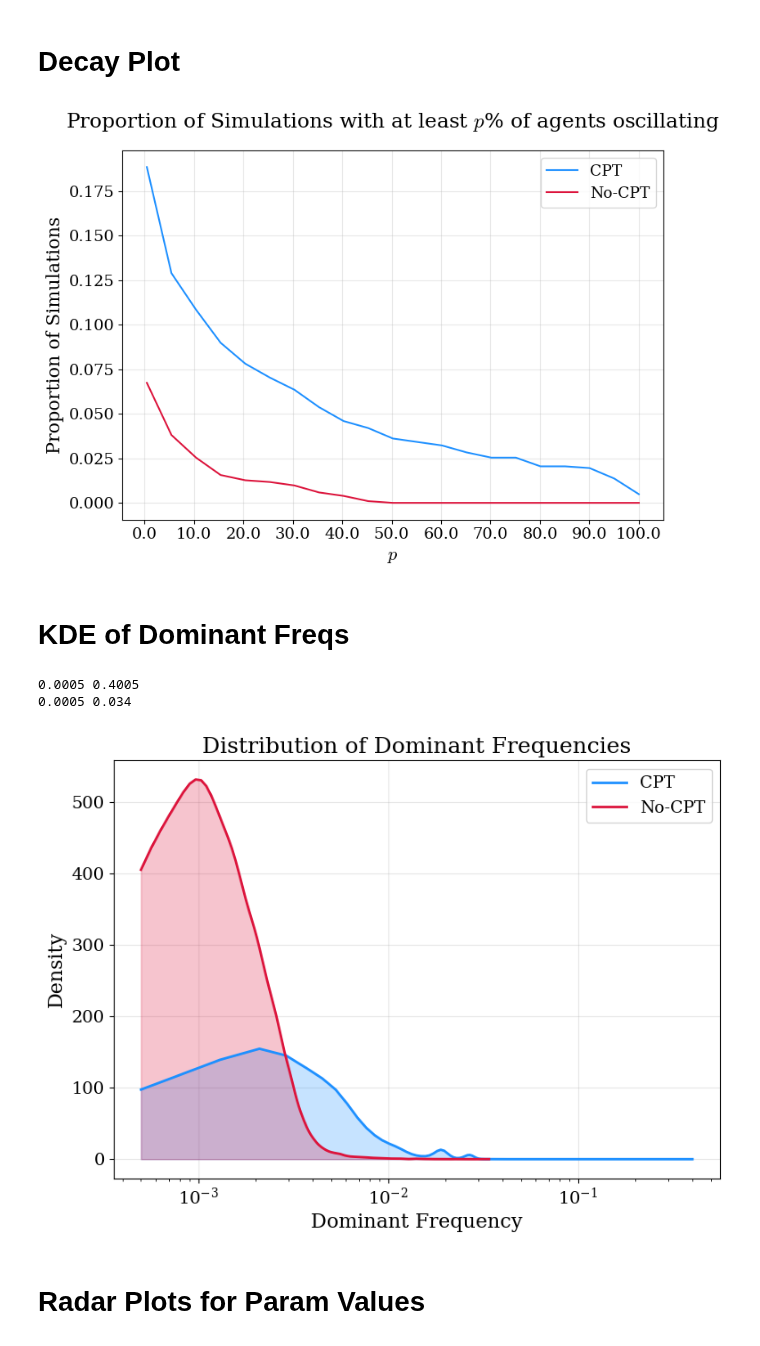
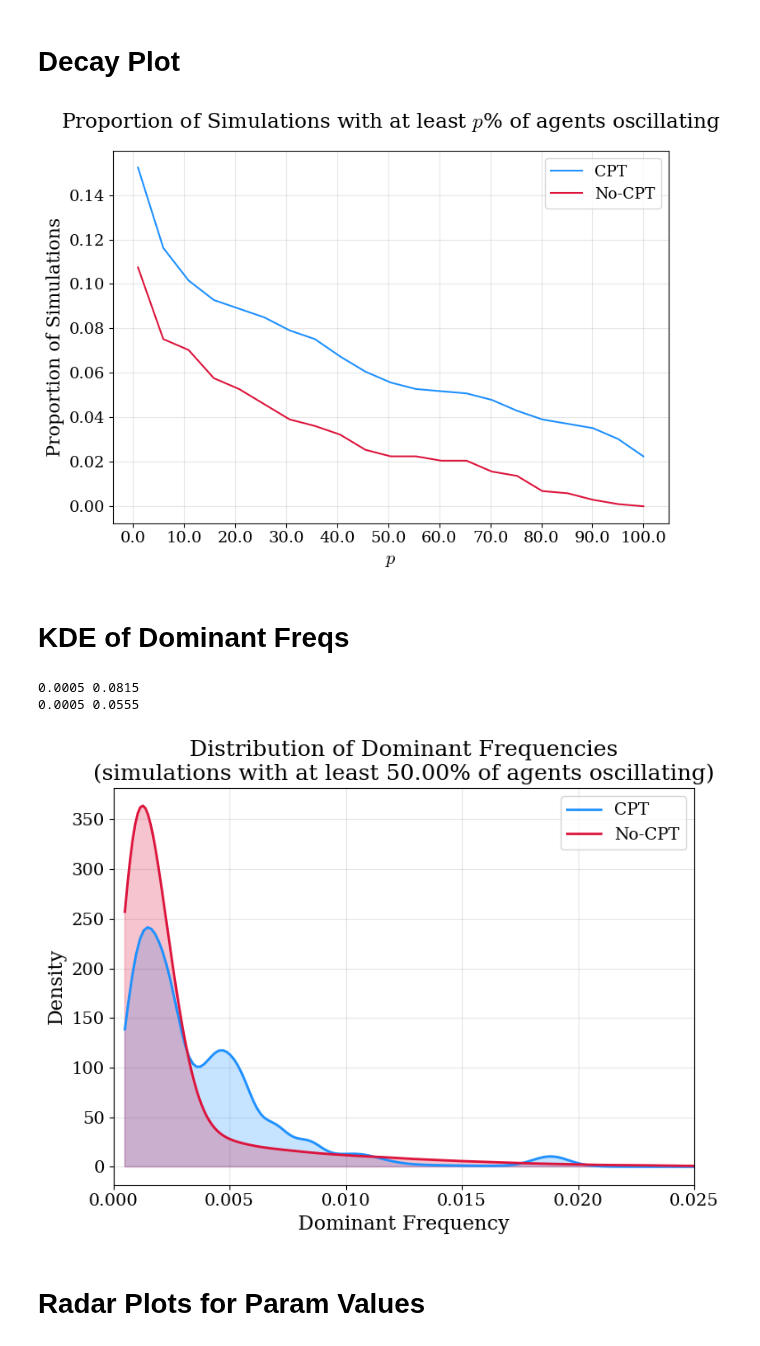
Before and after one commit to charlesaugdupont/cognitive-biases-endogenous-volatility, a Jupyter notebook: DominantFrequency.ipynb, the cells around one changed output. Drawn from its saved outputs; the diff is of its cells as text; code cells hidden in the pictures.

Commit message:
update dominant freq calculation and notebooks

```diff
--- a/DominantFrequency.ipynb
+++ b/DominantFrequency.ipynb
@@ -312,7 +308,7 @@ for i, directory in enumerate(["cpt", "nocpt"]):
     with open(directory + "_dominant_frequencies.pickle", "rb") as f:
         freqs = pickle.load(f)
     prop_sims = []
-    linspace = np.linspace(50, 10000, 21)
+    linspace = np.linspace(100, 10000, 21)
     for cutoff in linspace:
         sims = [s for s in freqs if len(np.where(~np.isnan(s))[0]) >= cutoff]
         prop_sims.append(len(sims)/1024)
@@ -327,48 +323,48 @@ plt.grid()
 plt.tight_layout()
 plt.show()
 # %% [output]
-[figure, old version]
+[figure, new version]
 # %% [markdown]
 # KDE of Dominant Freqs
 # %%
 labels = ["CPT", "No-CPT"]
 colors = ["dodgerblue", "crimson"]
 
-cutoff = 1000
+cutoff = 5000
 
 for i, directory in enumerate(["cpt", "nocpt"]):
     with open(directory + "_dominant_frequencies.pickle", "rb") as f:
         freqs = pickle.load(f)
 
     sims = [s for s in freqs if len(np.where(~np.isnan(s))[0]) >= cutoff]
     sims = np.concatenate(sims)
     sims = sims[~np.isnan(sims)]
     print(sims.min(), sims.max())
 
     # compute KDE
-    kde = gaussian_kde(sims, bw_method=0.2)
+    kde = gaussian_kde(sims, bw_method=0.15)
 
     # grid for x-values
     x_vals = np.linspace(min(sims), max(sims), 500)
     y_vals = kde(x_vals)
 
     # normalize so area = 1 (proportion density)
     y_vals /= np.trapz(y_vals, x_vals)
     plt.plot(x_vals, y_vals, color=colors[i], label=labels[i], lw=2)
     plt.fill_between(x_vals, y_vals, color=colors[i], alpha=0.25)
 
 plt.xlabel("Dominant Frequency")
 plt.ylabel("Density")
-plt.title("Distribution of Dominant Frequencies")
+plt.title(f"Distribution of Dominant Frequencies\n(simulations with at least {cutoff/100:.2f}% of agents oscillating)")
 plt.legend()
+plt.xlim(0,0.025)
 plt.grid()
-plt.xscale("log")
 plt.tight_layout()
 plt.show()
 # %% [output]
-0.0005 0.4005
-0.0005 0.034
+0.0005 0.0815
+0.0005 0.0555
-[figure, old version]
+[figure, new version]
 # %% [markdown]
 # Radar Plots for Param Values
 # %%
```
Also changed, not shown: parts of 6 cells of this notebook, 3 other files.
